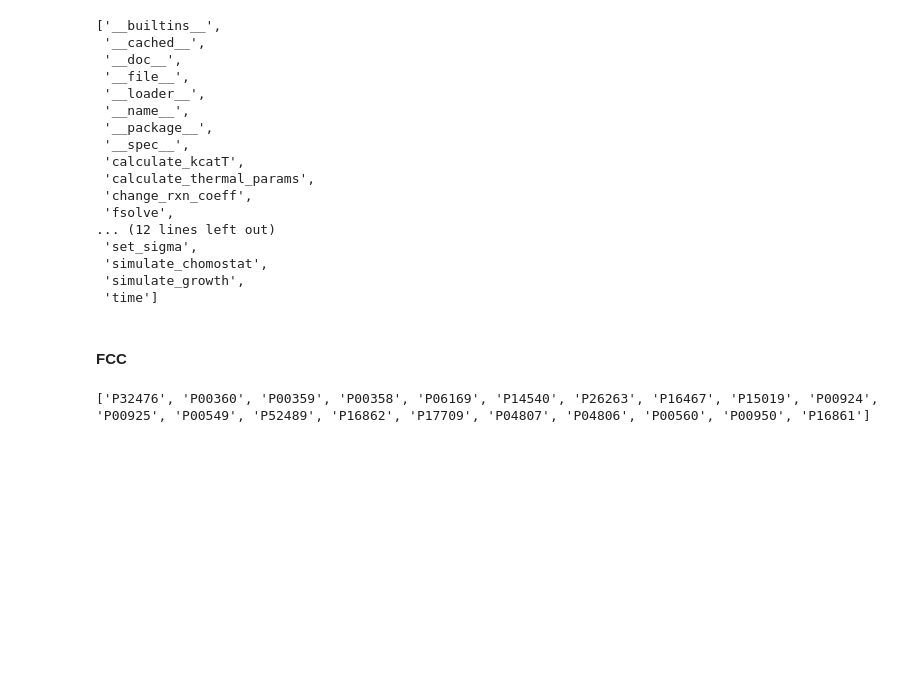
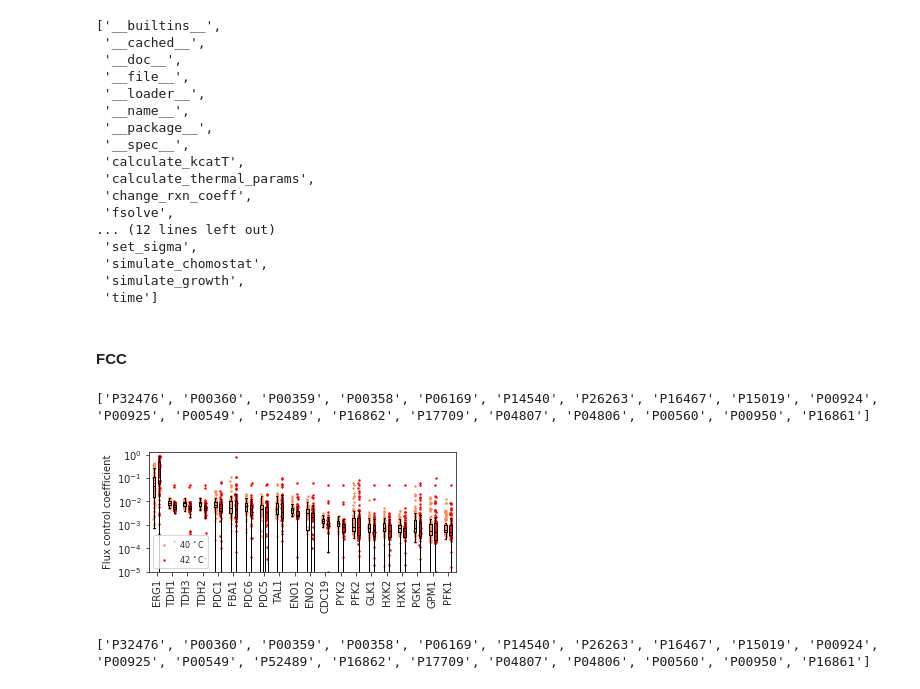
Before and after one commit to SysBioChalmers/BayesianGEM, a Jupyter notebook: code/visualization.ipynb, the cells around one changed output. Saved outputs shown, nothing was run; the diff lists cells and outputs as text; code cells hidden in the pictures; blank space fills up the shorter version.

```diff
--- a/code/visualization.ipynb
+++ b/code/visualization.ipynb
@@ -1335,3 +1379,8 @@ def do_box_plot_at_given_temperature(T, top_num = 10):
+# %%
+do_box_plot_at_given_temperatures([40,42], top_num = 20)
+# %% [output]
+['P32476', 'P00360', 'P00359', 'P00358', 'P06169', 'P14540', 'P26263', 'P16467', 'P15019', 'P00924', 'P00925', 'P00549', 'P52489', 'P16862', 'P17709', 'P04807', 'P04806', 'P00560', 'P00950', 'P16861']
+[figure, added]
 # %%
 do_box_plot_at_given_temperature(42, top_num = 20)
 # %% [output]
```
Also changed, not shown: parts of 11 cells of this notebook.
